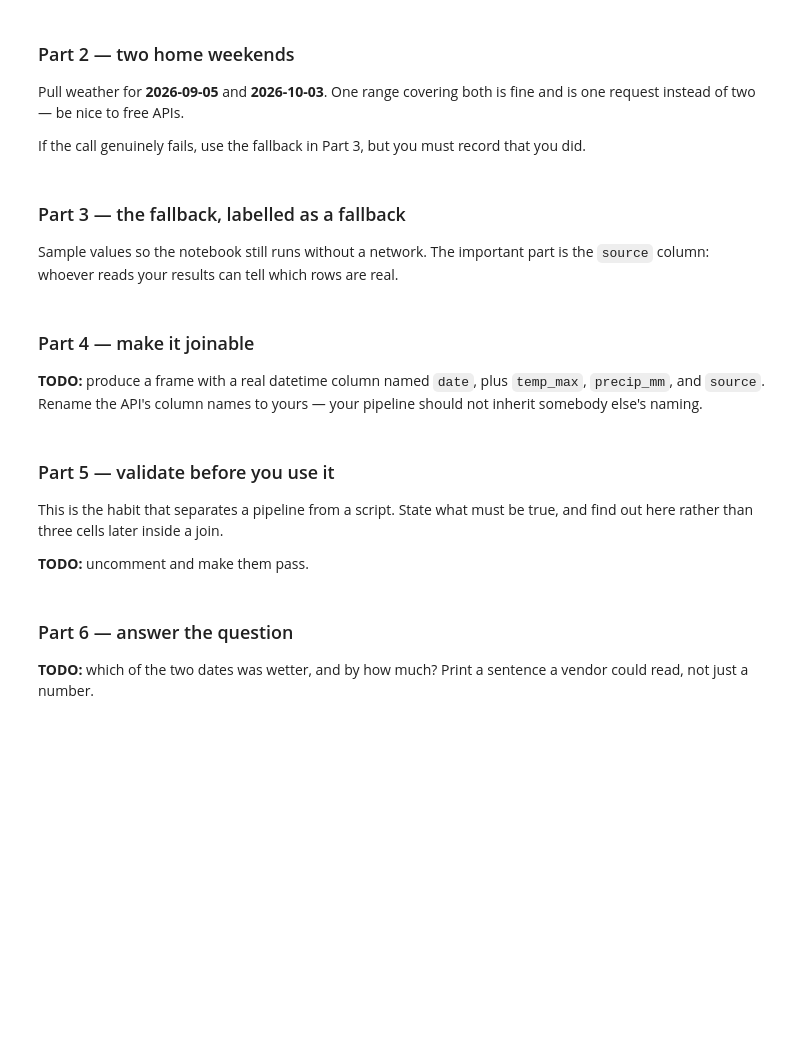
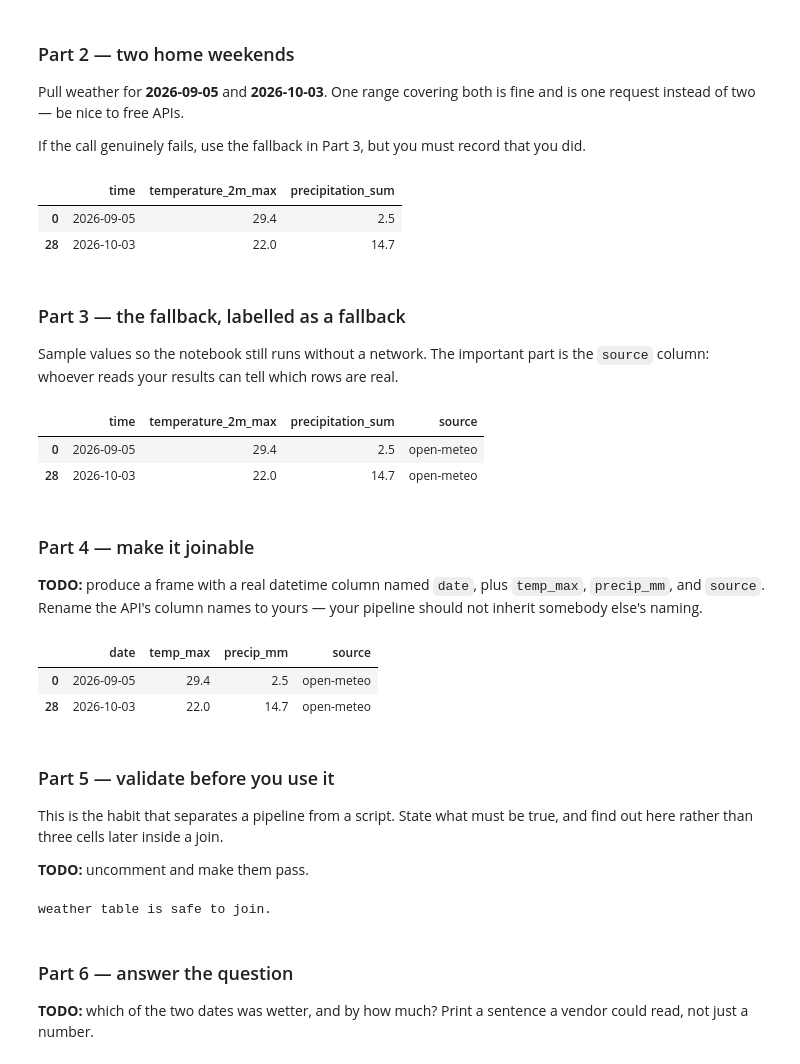
Before and after one commit to AdelineKwakye/ds2002-fa26, a Jupyter notebook: notebooks/04-json-apis/2026-10-09 — Public API to Clean Table — Lab.ipynb, the cells around one changed output. Drawn from its saved outputs; the diff is of its cells as text; code cells hidden in the pictures; blank space fills up the shorter version.

```diff
--- a/notebooks/04-json-apis/2026-10-09 — Public API to Clean Table — Lab.ipynb
+++ b/notebooks/04-json-apis/2026-10-09 — Public API to Clean Table — Lab.ipynb
@@ -38,10 +38,27 @@ def get_weather(start, end, lat=38.03, lon=-78.51, tries=3):
         'timezone': 'America/New_York',
     }
     # TODO: loop up to `tries` times
-    # TODO:   request with a timeout; return pd.DataFrame(r.json()['daily']) on 200
-    # TODO:   raise on a status that is not in RETRY_STATUSES
+    last = None
+    for attempt in range(tries):
+      # TODO:   request with a timeout; return pd.DataFrame(r.json()['daily']) on 200
+      try:
+        r = requests.get(BASE, params=params, timeout=10)
+        if r.status_code == 200:
+          return pd.DataFrame(r.json()['daily'])
+            # TODO:   raise on a status that is not in RETRY_STATUSES
+        if r.status_code not in RETRY_STATUSES:
+          raise RuntimeError (f'Unexpected status: {r.status_code}')
+        last = f'status {r.status_code}'
+      except requests.RequestException as e:
+        last = repr(e)
+
+
     # TODO:   otherwise sleep (increasing each time) and try again
+      if attempt < tries - 1:
+        delay = 1 * (2 ** attempt)
+        time.sleep(delay)
     # TODO: raise if every attempt failed
+    raise RuntimeError(f'gave up after {tries} attempts: {last}')
     pass
 # %% [markdown]
 ### Part 2 — two home weekends
@@ -52,7 +69,23 @@ If the call genuinely fails, use the fallback in Part 3, but you must record tha
 # %%
 # TODO: call get_weather once for a range that spans both dates,
 #       then keep just the two dates you care about
+
 used_fallback = False
+
+try:
+
+  weather = get_weather('2026-09-05', '2026-10-03')
+  weather = weather[weather['time'].isin(['2026-09-05','2026-10-03'])]
+
+except RuntimeError as e:
+  print(f'Weather request failed {e}')
+  used_fallback = True
+
+weather
+# %% [output]
+|  | time | temperature_2m_max | precipitation_sum |
+| 0 | 2026-09-05 | 29.4 | 2.5 |
+| 28 | 2026-10-03 | 22.0 | 14.7 |
 # %% [markdown]
 ### Part 3 — the fallback, labelled as a fallback
 
@@ -60,12 +93,26 @@ Sample values so the notebook still runs without a network. The important part i
 # %%
 FALLBACK = pd.DataFrame({
     'time': ['2026-09-05', '2026-10-03'],
     'temperature_2m_max': [30.1, 18.4],
     'precipitation_sum': [0.0, 22.5],
 })
 
 # TODO: if you used the fallback, set used_fallback = True and build `wx` from FALLBACK
+if used_fallback:
+  wx = FALLBACK.copy()
+else:
+  wx = weather.copy()
 # TODO: add a 'source' column to `wx` -- 'open-meteo' or 'fallback sample'
+if used_fallback:
+    wx['source'] = 'fallback sample'
+else:
+    wx['source'] = 'open-meteo'
+
+wx
+# %% [output]
+|  | time | temperature_2m_max | precipitation_sum | source |
+| 0 | 2026-09-05 | 29.4 | 2.5 | open-meteo |
+| 28 | 2026-10-03 | 22.0 | 14.7 | open-meteo |
 # %% [markdown]
 ### Part 4 — make it joinable
 
@@ -75,3 +120,16 @@ FALLBACK = pd.DataFrame({
+# %%
+# TODO
+wx = wx.rename(columns={
+    'time': 'date',
+    'temperature_2m_max' : 'temp_max',
+    'precipitation_sum' : 'precip_mm'
+})
+wx['date'] = pd.to_datetime(wx['date'])
+wx
+# %% [output]
+|  | date | temp_max | precip_mm | source |
+| 0 | 2026-09-05 | 29.4 | 2.5 | open-meteo |
+| 28 | 2026-10-03 | 22.0 | 14.7 | open-meteo |
 # %% [markdown]
 ### Part 5 — validate before you use it
 
@@ -79,12 +137,14 @@ This is the habit that separates a pipeline from a script. State what must be tr
 
 **TODO:** uncomment and make them pass.
 # %%
-# assert list(wx.columns) == ['date', 'temp_max', 'precip_mm', 'source']
-# assert len(wx) == 2, f'expected 2 rows, got {len(wx)}'
-# assert pd.api.types.is_datetime64_any_dtype(wx['date'])
-# assert wx['precip_mm'].notna().all(), 'missing precipitation'
-# assert (wx['precip_mm'] >= 0).all(), 'negative rainfall is not a thing'
+assert list(wx.columns) == ['date', 'temp_max', 'precip_mm', 'source']
+assert len(wx) == 2, f'expected 2 rows, got {len(wx)}'
+assert pd.api.types.is_datetime64_any_dtype(wx['date'])
+assert wx['precip_mm'].notna().all(), 'missing precipitation'
+assert (wx['precip_mm'] >= 0).all(), 'negative rainfall is not a thing'
 print('weather table is safe to join.')
+# %% [output]
+weather table is safe to join.
 # %% [markdown]
 ### Part 6 — answer the question
 
```
Also changed, not shown: parts of 9 cells of this notebook.
